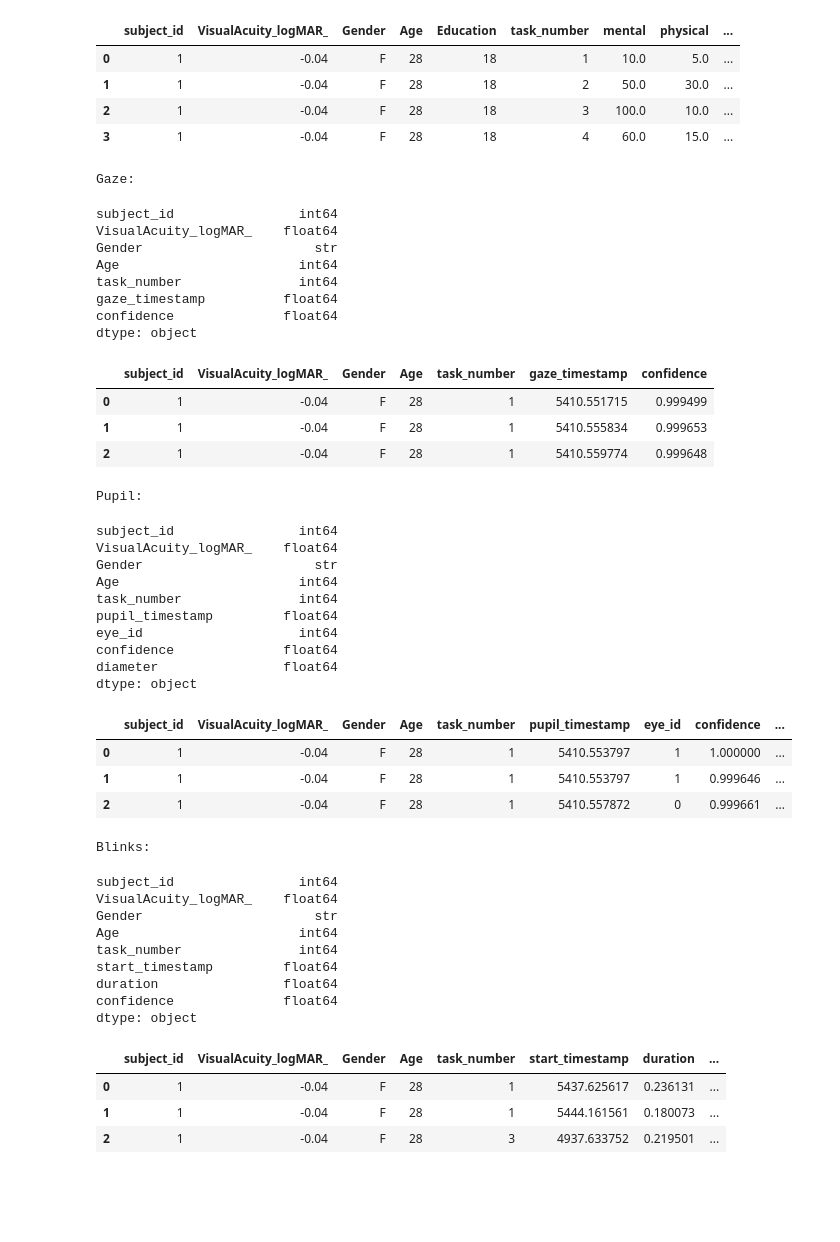
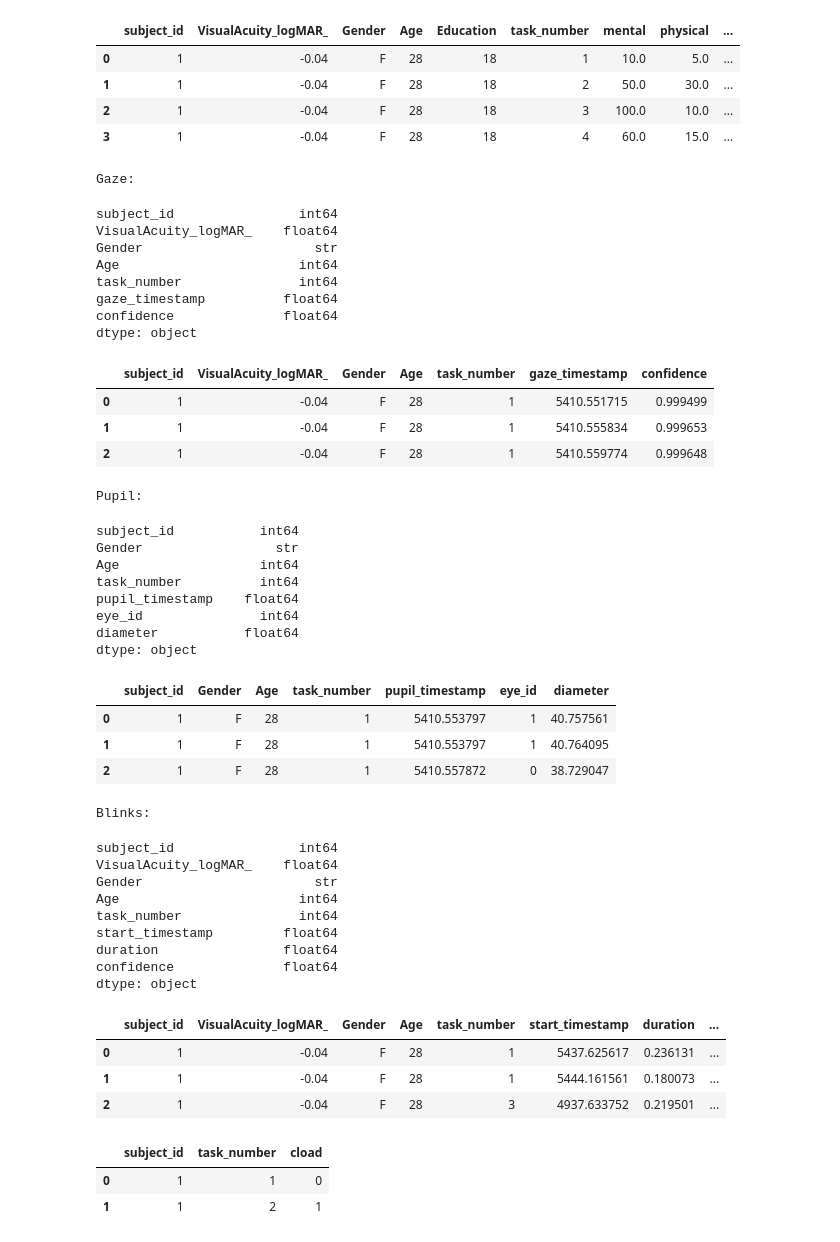
Before and after one commit to M61ss/cv-project, a Jupyter notebook: colet-inspector.ipynb, the cells around one changed output. Drawn from its saved outputs; the diff is of its cells as text; code cells hidden in the pictures; blank space fills up the shorter version.

```diff
--- a/colet-inspector.ipynb
+++ b/colet-inspector.ipynb
@@ -70,7 +72,7 @@ Annotation:
 gaze_drop = ['Education', 'world_index', 'norm_pos_x', 'norm_pos_y', 'base_data', 'gaze_point_3d_x', 'gaze_point_3d_y', 'gaze_point_3d_z', 'eye_center0_3d_x', 'eye_center0_3d_y', 'eye_center0_3d_z', 'gaze_normal0_x', 'gaze_normal0_y', 'gaze_normal0_z', 'eye_center1_3d_x', 'eye_center1_3d_y', 'eye_center1_3d_z', 'gaze_normal1_x', 'gaze_normal1_y', 'gaze_normal1_z']
 gaze_df_reduced = gaze_df.drop(columns=gaze_drop)
 
-pupil_drop = ['Education', 'world_index', 'norm_pos_x', 'norm_pos_y', 'method', 'ellipse_center_x', 'ellipse_center_y', 'ellipse_axis_a', 'ellipse_axis_b', 'ellipse_angle', 'diameter_3d', 'model_confidence', 'model_id', 'sphere_center_x', 'sphere_center_y', 'sphere_center_z', 'sphere_radius', 'circle_3d_center_x', 'circle_3d_center_y', 'circle_3d_center_z', 'circle_3d_normal_x', 'circle_3d_normal_y', 'circle_3d_normal_z', 'circle_3d_radius', 'theta', 'phi', 'projected_sphere_center_x', 'projected_sphere_center_y', 'projected_sphere_axis_a', 'projected_sphere_axis_b', 'projected_sphere_angle']
+pupil_drop = ['VisualAcuity_logMAR_', 'confidence', 'Education', 'world_index', 'norm_pos_x', 'norm_pos_y', 'method', 'ellipse_center_x', 'ellipse_center_y', 'ellipse_axis_a', 'ellipse_axis_b', 'ellipse_angle', 'diameter_3d', 'model_confidence', 'model_id', 'sphere_center_x', 'sphere_center_y', 'sphere_center_z', 'sphere_radius', 'circle_3d_center_x', 'circle_3d_center_y', 'circle_3d_center_z', 'circle_3d_normal_x', 'circle_3d_normal_y', 'circle_3d_normal_z', 'circle_3d_radius', 'theta', 'phi', 'projected_sphere_center_x', 'projected_sphere_center_y', 'projected_sphere_axis_a', 'projected_sphere_axis_b', 'projected_sphere_angle']
 pupil_df_reduced = pupil_df.drop(columns=pupil_drop)
 
 blinks_drop = ['Education', 'id', 'end_timestamp', 'start_frame_index', 'index', 'end_frame_index', 'filter_response', 'base_data']
@@ -78,46 +80,44 @@ blinks_df_reduced = blinks_df.drop(columns=blinks_drop)
 
 gaze_df_reduced = gaze_df_reduced.sort_values(['subject_id', 'task_number', 'gaze_timestamp'], ascending=True)
 pupil_df_reduced = pupil_df_reduced.sort_values(['subject_id', 'task_number', 'pupil_timestamp'], ascending=True)
 blinks_df_reduced = blinks_df_reduced.sort_values(['subject_id', 'task_number', 'start_timestamp'], ascending=True)
 
 print('Gaze:')
 display(gaze_df_reduced.dtypes)
 display(gaze_df_reduced.head(3))
 print('Pupil:')
 display(pupil_df_reduced.dtypes)
 display(pupil_df_reduced.head(3))
 print('Blinks:')
 display(blinks_df_reduced.dtypes)
 display(blinks_df_reduced.head(3))
 # %% [output]
 Gaze:
 subject_id                int64
 VisualAcuity_logMAR_    float64
 Gender                      str
 Age                       int64
 task_number               int64
 gaze_timestamp          float64
 confidence              float64
 dtype: object
 |  | subject_id | VisualAcuity_logMAR_ | Gender | Age | task_number | gaze_timestamp | confidence |
 | 0 | 1 | -0.04 | F | 28 | 1 | 5410.551715 | 0.999499 |
 | 1 | 1 | -0.04 | F | 28 | 1 | 5410.555834 | 0.999653 |
 | 2 | 1 | -0.04 | F | 28 | 1 | 5410.559774 | 0.999648 |
 Pupil:
-subject_id                int64
-VisualAcuity_logMAR_    float64
-Gender                      str
-Age                       int64
-task_number               int64
-pupil_timestamp         float64
-eye_id                    int64
-confidence              float64
-diameter                float64
+subject_id           int64
+Gender                 str
+Age                  int64
+task_number          int64
+pupil_timestamp    float64
+eye_id               int64
+diameter           float64
 dtype: object
-|  | subject_id | VisualAcuity_logMAR_ | Gender | Age | task_number | pupil_timestamp | eye_id | confidence | ... |
-| 0 | 1 | -0.04 | F | 28 | 1 | 5410.553797 | 1 | 1.000000 | ... |
-| 1 | 1 | -0.04 | F | 28 | 1 | 5410.553797 | 1 | 0.999646 | ... |
-| 2 | 1 | -0.04 | F | 28 | 1 | 5410.557872 | 0 | 0.999661 | ... |
+|  | subject_id | Gender | Age | task_number | pupil_timestamp | eye_id | diameter |
+| 0 | 1 | F | 28 | 1 | 5410.553797 | 1 | 40.757561 |
+| 1 | 1 | F | 28 | 1 | 5410.553797 | 1 | 40.764095 |
+| 2 | 1 | F | 28 | 1 | 5410.557872 | 0 | 38.729047 |
 Blinks:
 subject_id                int64
 VisualAcuity_logMAR_    float64
@@ -132,3 +132,12 @@ dtype: object
 | 0 | 1 | -0.04 | F | 28 | 1 | 5437.625617 | 0.236131 | ... |
 | 1 | 1 | -0.04 | F | 28 | 1 | 5444.161561 | 0.180073 | ... |
 | 2 | 1 | -0.04 | F | 28 | 3 | 4937.633752 | 0.219501 | ... |
+# %%
+label = annotation_df.drop(columns=['VisualAcuity_logMAR_', 'Gender', 'Age', 'Education', 'physical', 'temporal', 'performance', 'effort', 'frustration', 'mean'])
+label['cload'] = (label['mental'] >= 50).astype(int)
+label = label.drop(columns=['mental'])
+label.head(2)
+# %% [output]
+|  | subject_id | task_number | cload |
+| 0 | 1 | 1 | 0 |
+| 1 | 1 | 2 | 1 |
```
Also changed, not shown: parts of 10 cells of this notebook.
